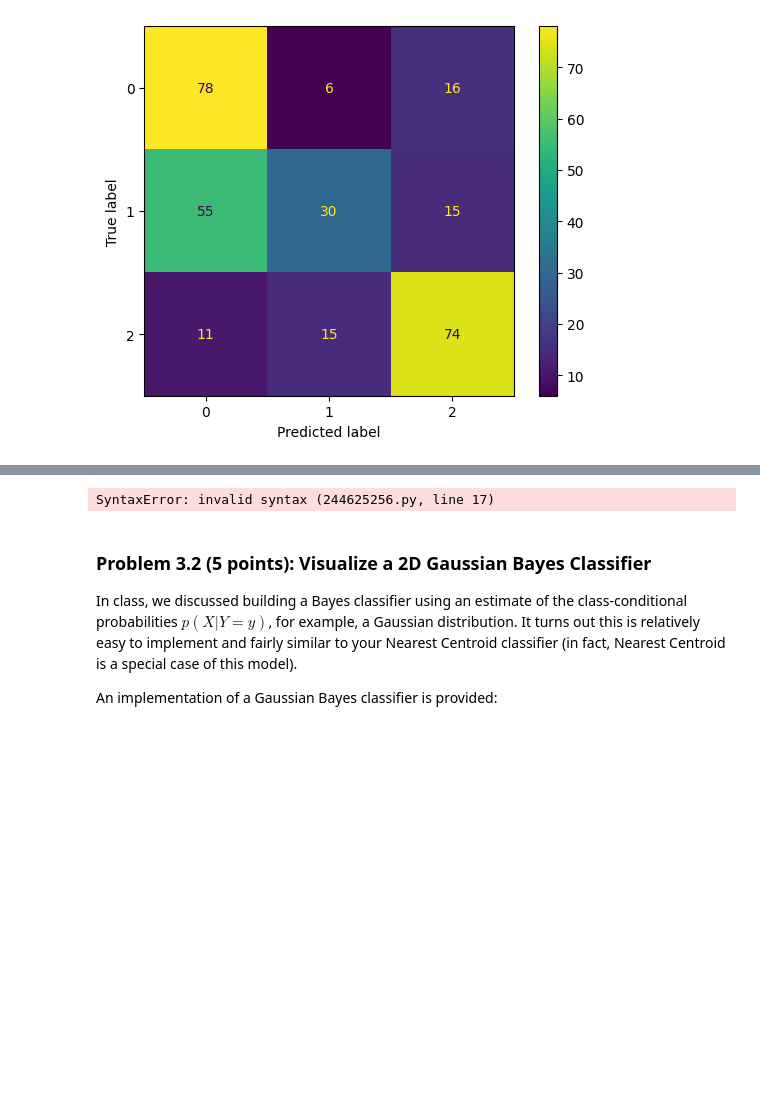
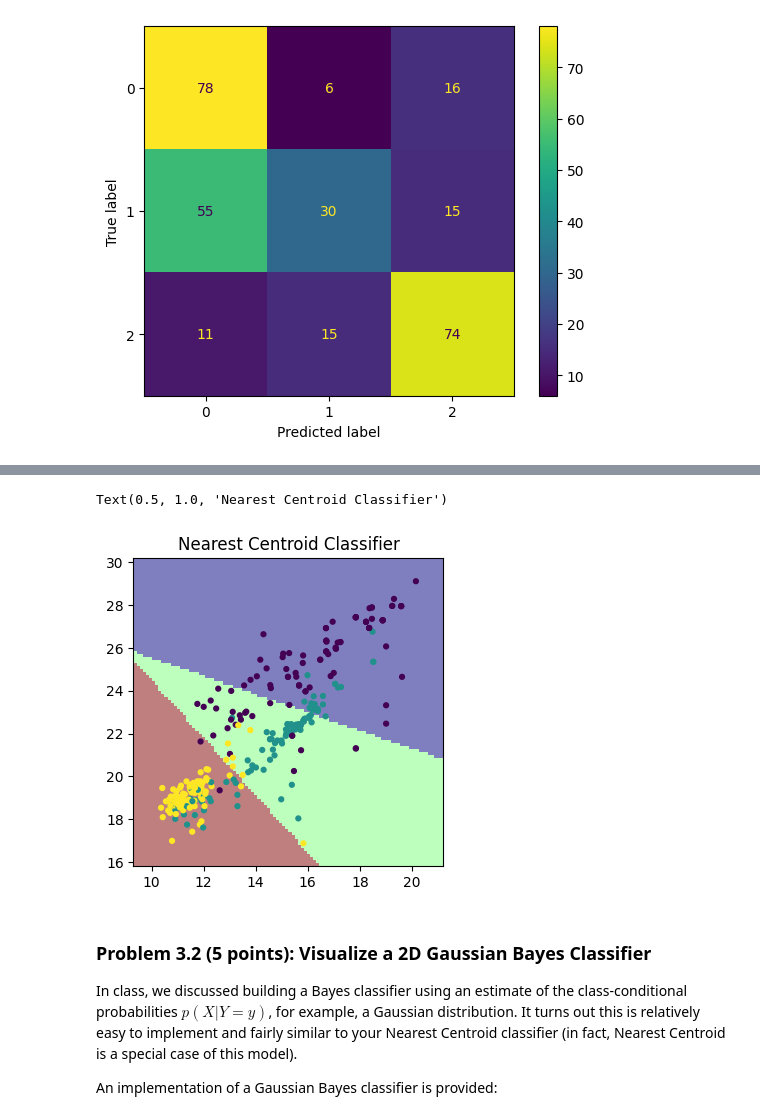
Before and after one commit to Taikiy49/ICS178HW, a Jupyter notebook: hw1-1.ipynb, the cells around one changed output, grey strips where cells are left out. Cells and saved outputs as stored; diff of their text form; code cells hidden in the pictures; blank space fills up the shorter version.

```diff
--- a/hw1-1.ipynb
+++ b/hw1-1.ipynb
@@ -453,30 +462,31 @@ We will use only the first two features of the NYCH data set, to facilitate visu
 # %%
 # Plot the decision boundary for your classifier
 
 # Some keyword arguments for making nice looking plots.
 plot_kwargs = {'cmap': 'jet',     # another option: viridis
                'response_method': 'predict',
                'plot_method': 'pcolormesh',
                'shading': 'auto',
                'alpha': 0.5,
                'grid_resolution': 100}
 
 figure, axes = plt.subplots(1, 1, figsize=(4,4))
 
 learner = NearestCentroidClassifier()
 
 ### YOUR CODE STARTS HERE ###
 
-nych_X2 =      # get just the first two features of X
-learner.fit(   # Fit "learner" to nych 2-feature data
+nych_X2 = nych_X[:, :2]
+learner.fit(nych_X2, nych_y)
 
 ###  YOUR CODE ENDS HERE  ###
 
 DecisionBoundaryDisplay.from_estimator(learner, nych_X2, ax=axes, **plot_kwargs)
 axes.scatter(nych_X2[:, 0], nych_X2[:, 1], c=nych_y, edgecolor=None, s=12)
-axes.set_title(f'Nearest Centroid Classifier');
+axes.set_title(f'Nearest Centroid Classifier')
 # %% [output]
-SyntaxError: invalid syntax (244625256.py, line 17)
+Text(0.5, 1.0, 'Nearest Centroid Classifier')
+[figure, added]
 # %% [markdown]
 ### Problem 3.2 (5 points): Visualize a 2D Gaussian Bayes Classifier
 
```
Also changed, not shown: parts of 6 cells of this notebook.
